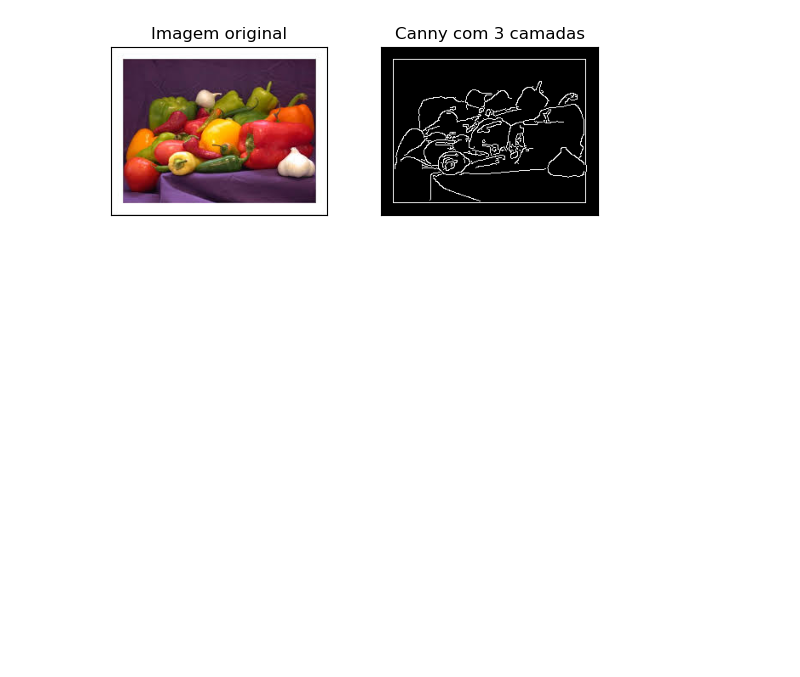
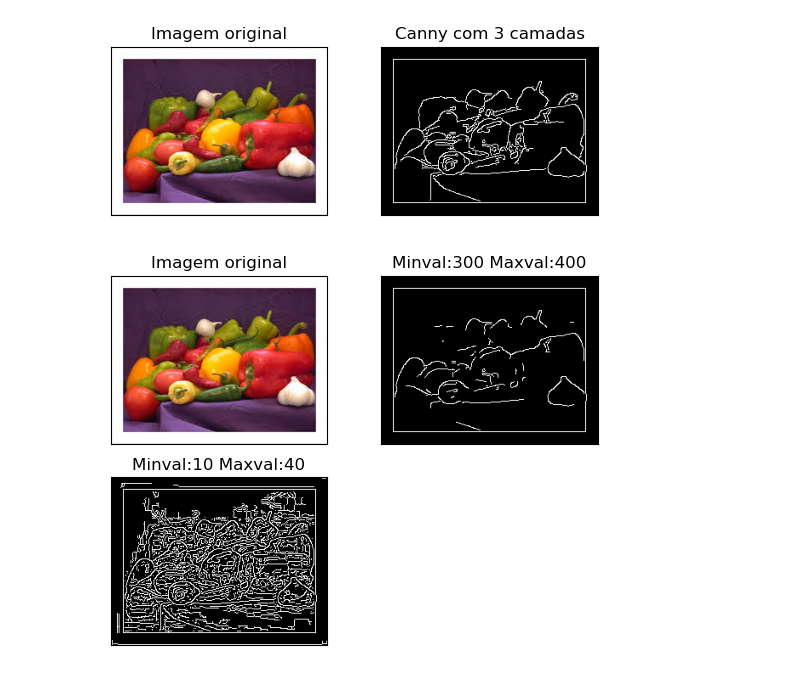
Before and after one commit to Adribom/VisComp22, a Jupyter notebook: Aula5/Tutorial_de_detecção_de_bordas.ipynb, the cells around one changed output. Cells and saved outputs as stored; diff of their text form; code cells hidden in the pictures; blank space fills up the shorter version.

```diff
--- a/Aula5/Tutorial_de_detecção_de_bordas.ipynb
+++ b/Aula5/Tutorial_de_detecção_de_bordas.ipynb
@@ -204,3 +204,21 @@ for i in range(2):
 plt.show()
 # %% [output]
 [figure]
+# %%
+# Detecção de Canny RGB
+
+img_pimenta = cv2.imread('images\pimenta.jpg')
+edges1 = cv2.Canny(img_pimenta, 300, 400, L2gradient = True)
+edges2 = cv2.Canny(img_pimenta, 10, 40, L2gradient = True)
+# %%
+# Plotar todos os resultados
+titles = ['Imagem original', 'Minval:300 Maxval:400', 'Minval:10 Maxval:40']
+images = [img_pimenta, edges1, edges2]
+for i in range(len(images)):
+    images[i] = cv2.cvtColor(images[i], cv2.COLOR_BGR2RGB)
+    plt.subplot(2,2,i+1),plt.imshow(images[i])
+    plt.title(titles[i])
+    plt.xticks([]),plt.yticks([])
+plt.show()
+# %% [output]
+[figure, added]
```
Also changed, not shown: 44 other files.
